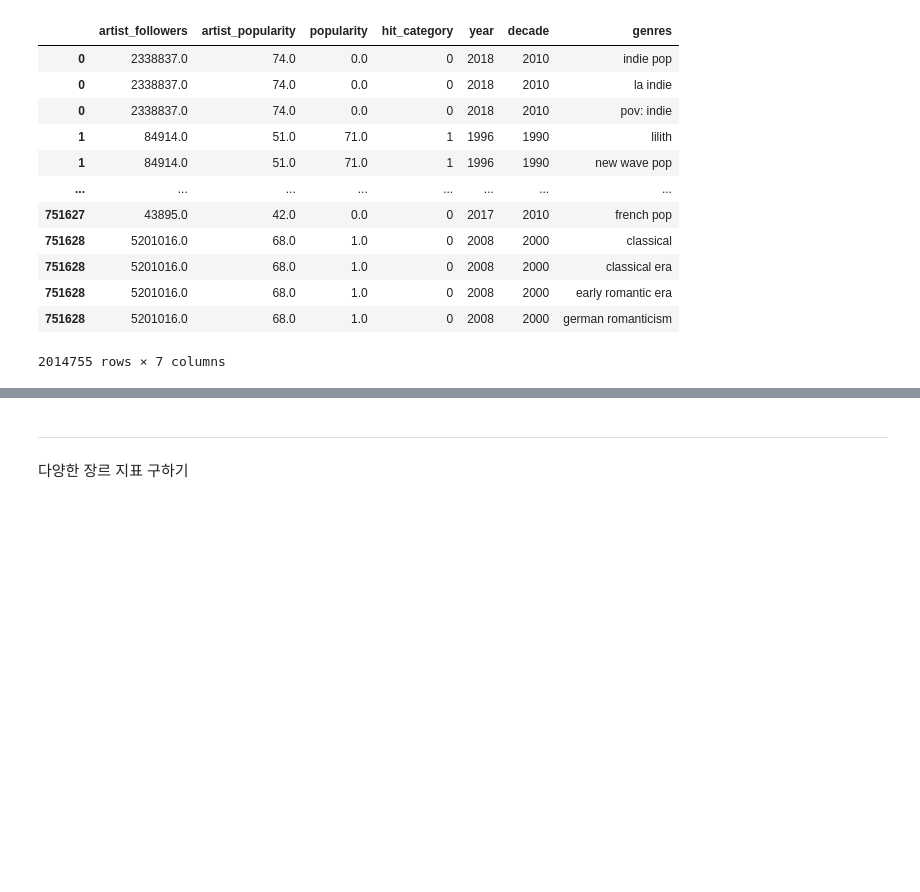
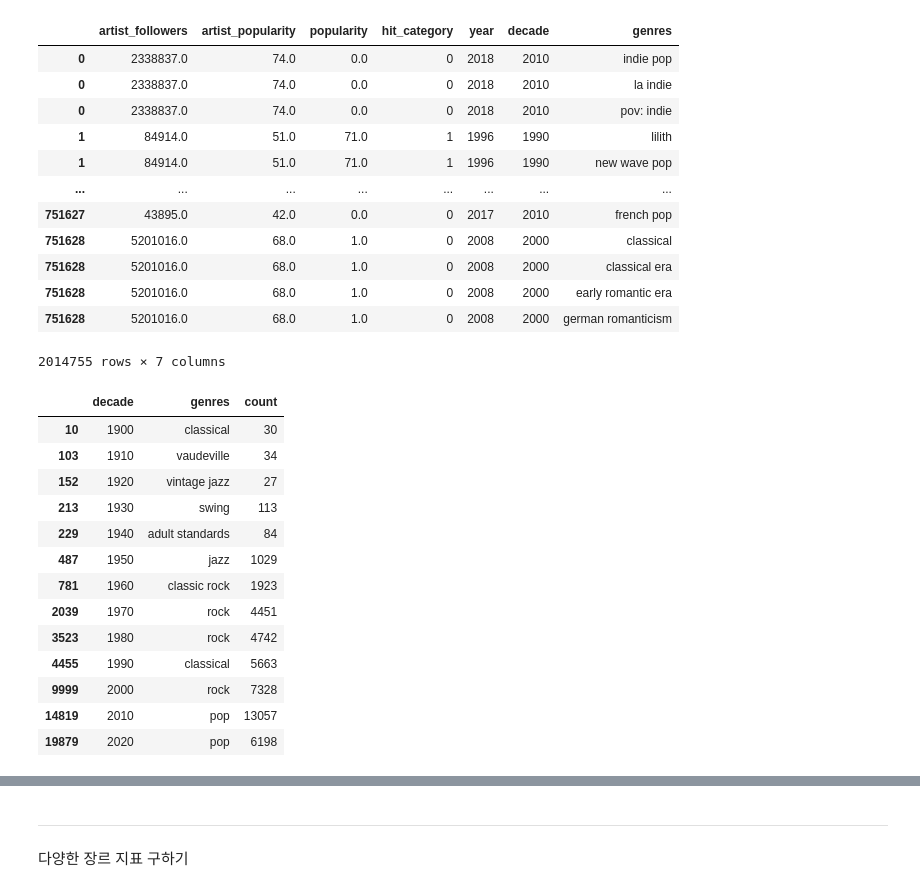
Before and after one commit to WindyAle/MelodiMatch, a Jupyter notebook: genre_analysis.ipynb, the cells around one changed output, grey strips where cells are left out. Saved outputs shown, nothing was run; the diff lists cells and outputs as text; code cells hidden in the pictures; blank space fills up the shorter version.

```diff
--- a/genre_analysis.ipynb
+++ b/genre_analysis.ipynb
@@ -252,3 +252,20 @@ most_frequent_genres = df_star_exploded.groupby(['decade', 'genres']).size().res
 # %%
 # 연대별 집계
 top_frequent_genres = most_frequent_genres.loc[most_frequent_genres.groupby('decade')['count'].idxmax()]
+# %%
+top_frequent_genres
+# %% [output]
+|  | decade | genres | count |
+| 10 | 1900 | classical | 30 |
+| 103 | 1910 | vaudeville | 34 |
+| 152 | 1920 | vintage jazz | 27 |
+| 213 | 1930 | swing | 113 |
+| 229 | 1940 | adult standards | 84 |
+| 487 | 1950 | jazz | 1029 |
+| 781 | 1960 | classic rock | 1923 |
+| 2039 | 1970 | rock | 4451 |
+| 3523 | 1980 | rock | 4742 |
+| 4455 | 1990 | classical | 5663 |
+| 9999 | 2000 | rock | 7328 |
+| 14819 | 2010 | pop | 13057 |
+| 19879 | 2020 | pop | 6198 |
```
Also changed, not shown: parts of 3 cells of this notebook.
